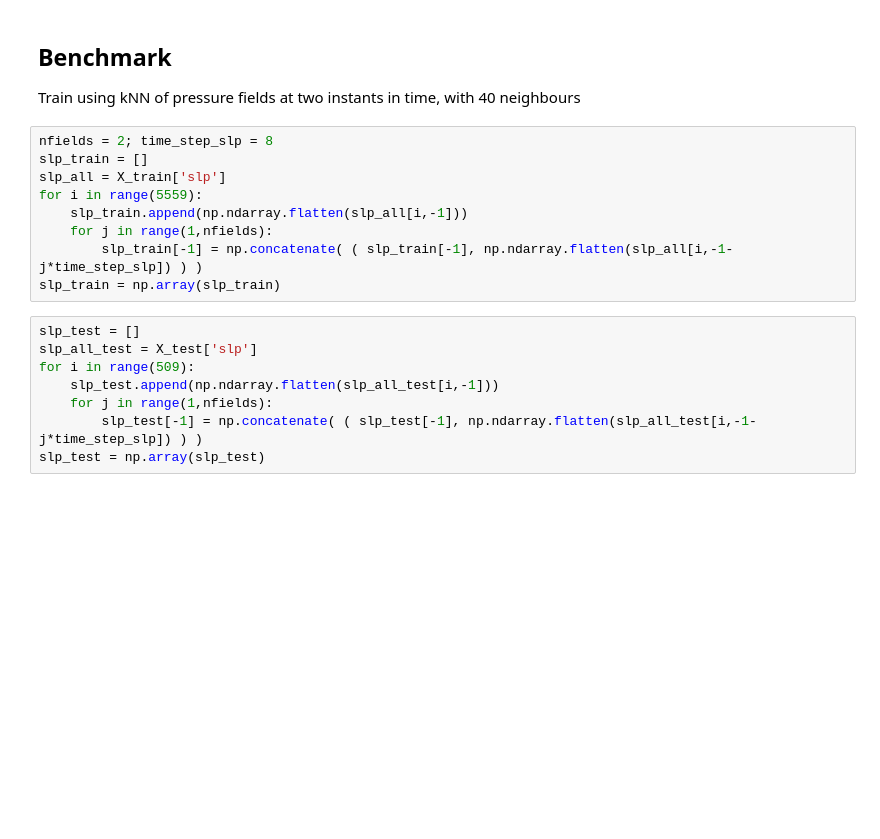
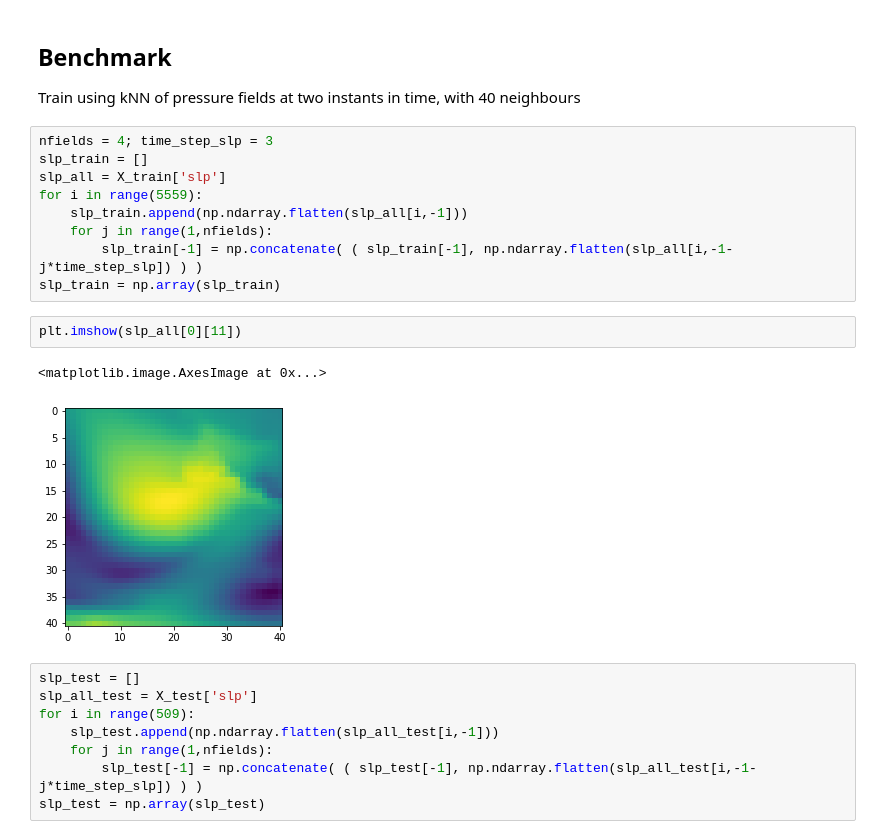
Before and after one commit to mvilucchio/tide_prediction, a Jupyter notebook: data/benchmark_kNN.ipynb, the cells around one changed output. Saved outputs shown, nothing was run; the diff lists cells and outputs as text; blank space fills up the shorter version.

```diff
--- a/data/benchmark_kNN.ipynb
+++ b/data/benchmark_kNN.ipynb
@@ -27,7 +28,7 @@ def surge_prediction_metric(dataframe_y_true, dataframe_y_pred):
 ## Benchmark
 Train using kNN of pressure fields at two instants in time, with 40 neighbours
 # %%
-nfields = 2; time_step_slp = 8
+nfields = 4; time_step_slp = 3
 slp_train = []
 slp_all = X_train['slp']
 for i in range(5559):
@@ -35,6 +36,11 @@ for i in range(5559):
     for j in range(1,nfields):
         slp_train[-1] = np.concatenate( ( slp_train[-1], np.ndarray.flatten(slp_all[i,-1-j*time_step_slp]) ) )
 slp_train = np.array(slp_train)
+# %%
+plt.imshow(slp_all[0][11])
+# %% [output]
+<matplotlib.image.AxesImage at 0x...>
+[figure, added]
 # %%
 slp_test = []
 slp_all_test = X_test['slp']
```
Also changed, not shown: parts of 3 cells of this notebook, 9 other files.
